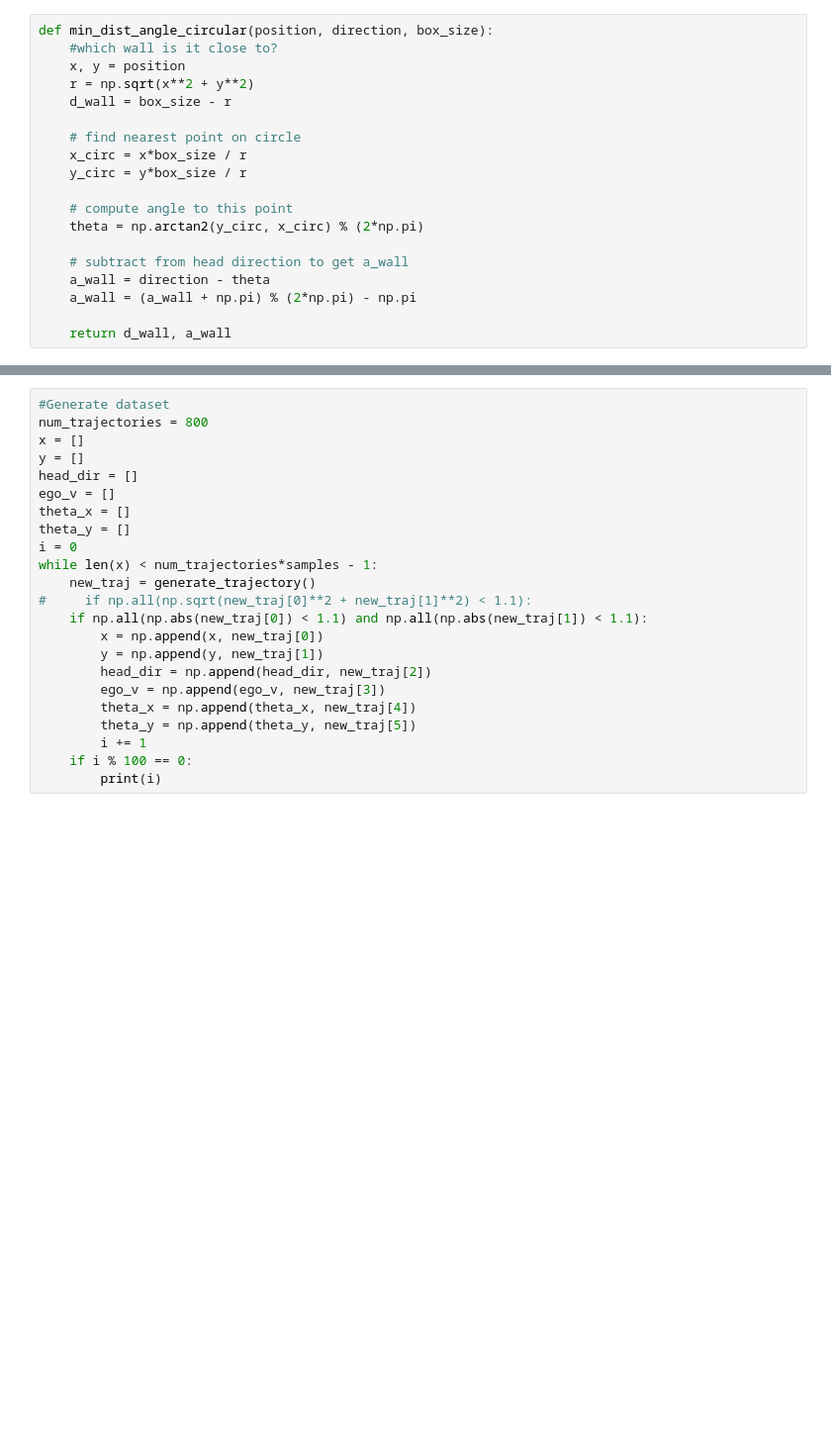
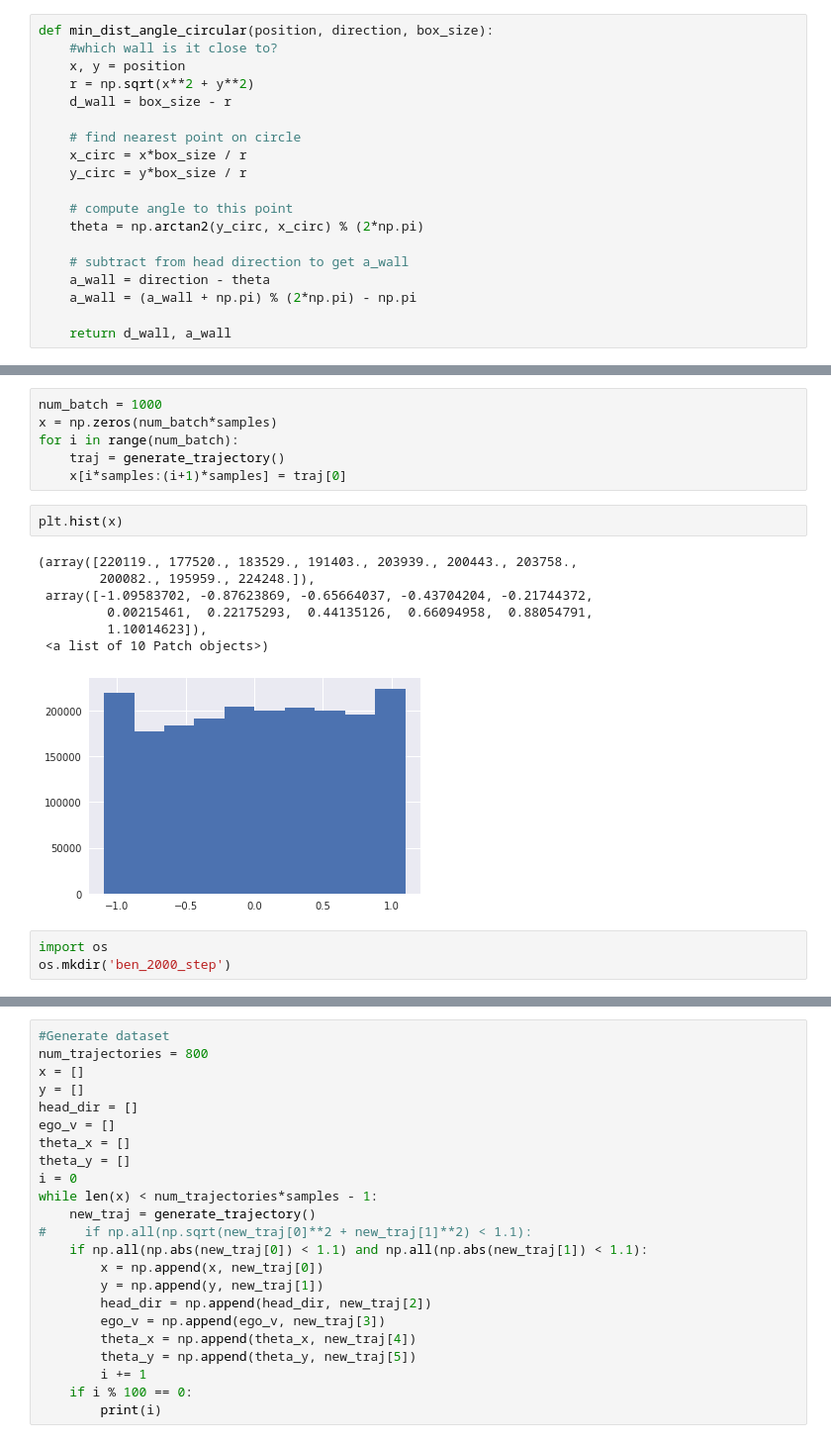
Before and after one commit to ganguli-lab/grid-pattern-formation, a Jupyter notebook: ben_generate_rat_trajectory.ipynb, the cells around one changed output, grey strips where cells are left out. Shown at 99% size. Saved outputs shown, nothing was run; the diff lists cells and outputs as text; blank space fills up the shorter version.

```diff
--- a/ben_generate_rat_trajectory.ipynb
+++ b/ben_generate_rat_trajectory.ipynb
@@ -103,0 +104,19 @@ t = np.linspace(-np.pi, np.pi, 100)
+# %%
+num_batch = 1000
+x = np.zeros(num_batch*samples)
+for i in range(num_batch):
+    traj = generate_trajectory()
+    x[i*samples:(i+1)*samples] = traj[0]
+# %%
+plt.hist(x)
+# %% [output]
+(array([220119., 177520., 183529., 191403., 203939., 200443., 203758.,
+        200082., 195959., 224248.]),
+ array([-1.09583702, -0.87623869, -0.65664037, -0.43704204, -0.21744372,
+         0.00215461,  0.22175293,  0.44135126,  0.66094958,  0.88054791,
+         1.10014623]),
+ <a list of 10 Patch objects>)
+[figure, added]
+# %%
+import os
+os.mkdir('ben_2000_step')
```
Also changed, not shown: parts of 6 cells of this notebook, 7 other files.
